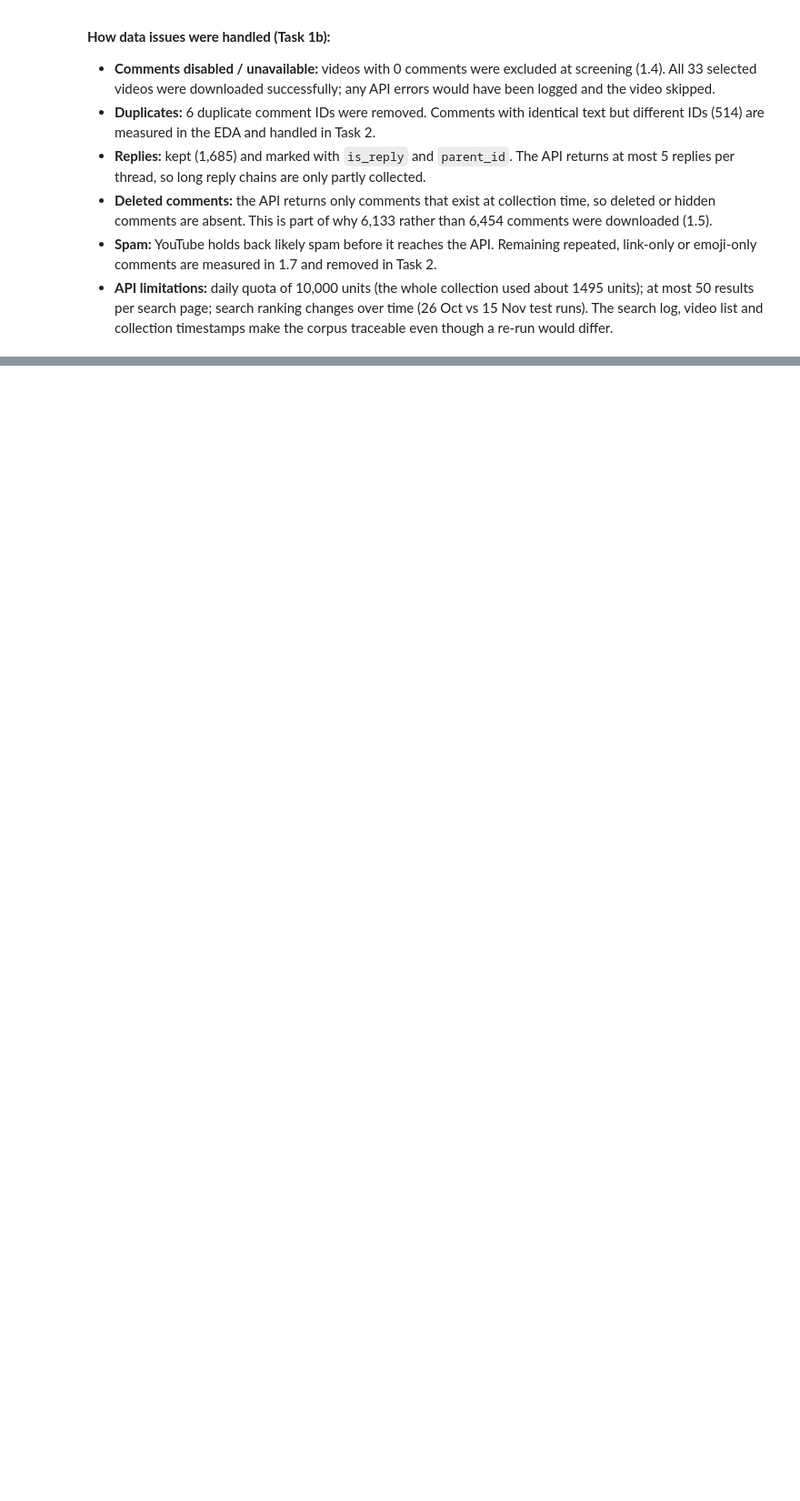
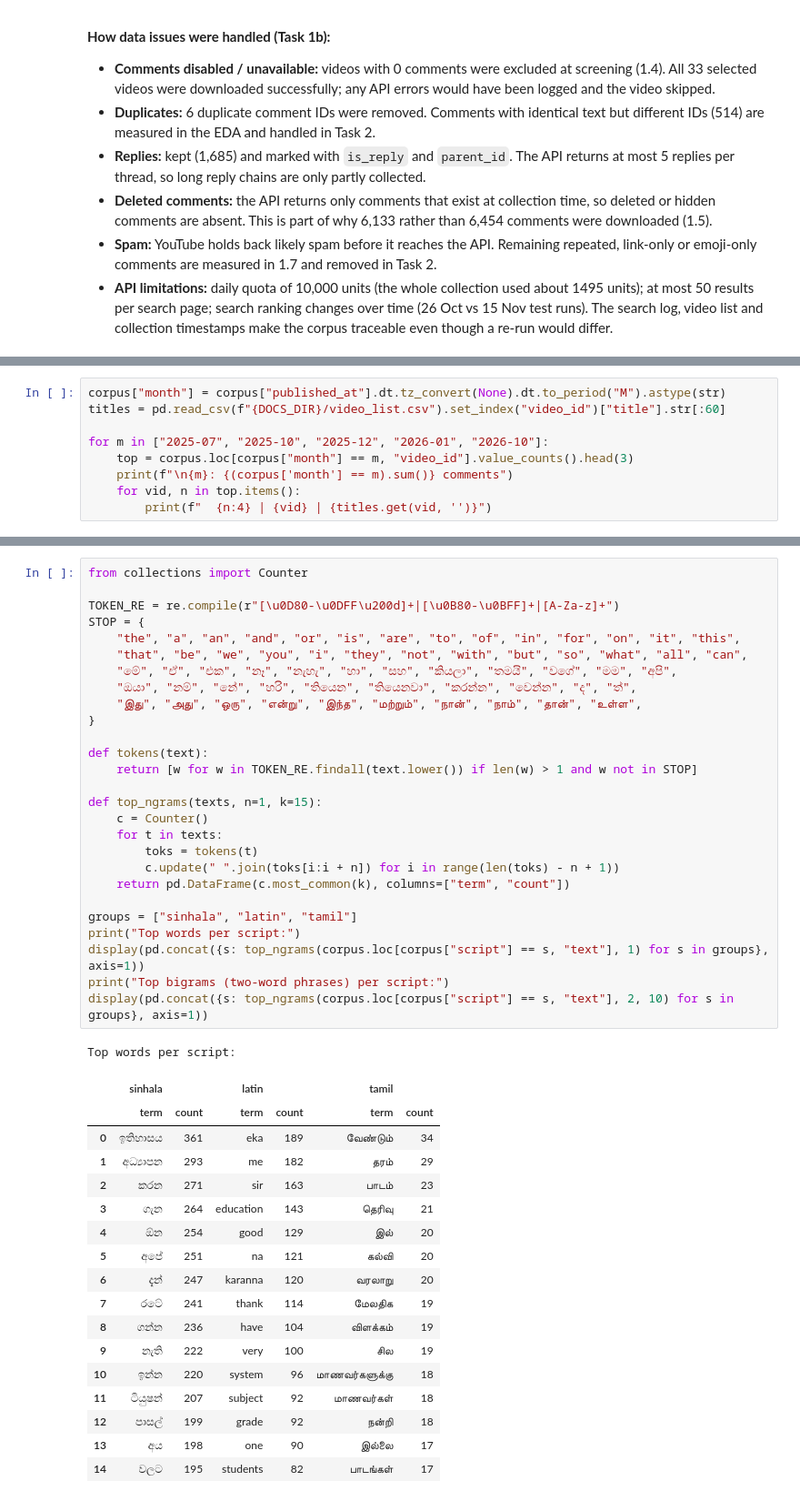
Before and after one commit to SiyumiJayawardhane/sl-edu-reform-voices, a Jupyter notebook: Solution_2410215.ipynb, the cells around one changed output, grey strips where cells are left out. Shown at 91% size. Cells and saved outputs as stored; diff of their text form; blank space fills up the shorter version.

```diff
--- a/Solution_2410215.ipynb
+++ b/Solution_2410215.ipynb
@@ -592,0 +751,9 @@ Saved comments_task1.jsonl and video_list.csv
+# %%
+corpus["month"] = corpus["published_at"].dt.tz_convert(None).dt.to_period("M").astype(str)
+titles = pd.read_csv(f"{DOCS_DIR}/video_list.csv").set_index("video_id")["title"].str[:60]
+
+for m in ["2025-07", "2025-10", "2025-12", "2026-01", "2026-10"]:
+    top = corpus.loc[corpus["month"] == m, "video_id"].value_counts().head(3)
+    print(f"\n{m}: {(corpus['month'] == m).sum()} comments")
+    for vid, n in top.items():
+        print(f"  {n:4} | {vid} | {titles.get(vid, '')}")
@@ -592,0 +782,46 @@ Saved comments_task1.jsonl and video_list.csv
+# %%
+from collections import Counter
+
+TOKEN_RE = re.compile(r"[\u0D80-\u0DFF\u200d]+|[\u0B80-\u0BFF]+|[A-Za-z]+")
+STOP = {
+    "the", "a", "an", "and", "or", "is", "are", "to", "of", "in", "for", "on", "it", "this",
+    "that", "be", "we", "you", "i", "they", "not", "with", "but", "so", "what", "all", "can",
+    "මේ", "ඒ", "එක", "නෑ", "නැහැ", "හා", "සහ", "කියලා", "තමයි", "වගේ", "මම", "අපි",
+    "ඔයා", "නම්", "නේ", "හරි", "තියෙන", "තියෙනවා", "කරන්න", "වෙන්න", "ද", "ත්",
+    "இது", "அது", "ஒரு", "என்று", "இந்த", "மற்றும்", "நான்", "நாம்", "தான்", "உள்ள",
+}
+
+def tokens(text):
+    return [w for w in TOKEN_RE.findall(text.lower()) if len(w) > 1 and w not in STOP]
+
+def top_ngrams(texts, n=1, k=15):
+    c = Counter()
+    for t in texts:
+        toks = tokens(t)
+        c.update(" ".join(toks[i:i + n]) for i in range(len(toks) - n + 1))
+    return pd.DataFrame(c.most_common(k), columns=["term", "count"])
+
+groups = ["sinhala", "latin", "tamil"]
+print("Top words per script:")
+display(pd.concat({s: top_ngrams(corpus.loc[corpus["script"] == s, "text"], 1) for s in groups}, axis=1))
+print("Top bigrams (two-word phrases) per script:")
+display(pd.concat({s: top_ngrams(corpus.loc[corpus["script"] == s, "text"], 2, 10) for s in groups}, axis=1))
+# %% [output]
+Top words per script:
+|  | sinhala |  | latin |  | tamil |  |
+|  | term | count | term | count | term | count |
+| 0 | ඉතිහාසය | 361 | eka | 189 | வேண்டும் | 34 |
+| 1 | අධ්‍යාපන | 293 | me | 182 | தரம் | 29 |
+| 2 | කරන | 271 | sir | 163 | பாடம் | 23 |
+| 3 | ගැන | 264 | education | 143 | தெரிவு | 21 |
+| 4 | ඕන | 254 | good | 129 | இல் | 20 |
+| 5 | අපේ | 251 | na | 121 | கல்வி | 20 |
+| 6 | දැන් | 247 | karanna | 120 | வரலாறு | 20 |
+| 7 | රටේ | 241 | thank | 114 | மேலதிக | 19 |
+| 8 | ගන්න | 236 | have | 104 | விளக்கம் | 19 |
+| 9 | නැති | 222 | very | 100 | சில | 19 |
+| 10 | ඉන්න | 220 | system | 96 | மாணவர்களுக்கு | 18 |
+| 11 | ටියුෂන් | 207 | subject | 92 | மாணவர்கள் | 18 |
+| 12 | පාසල් | 199 | grade | 92 | நன்றி | 18 |
+| 13 | අය | 198 | one | 90 | இல்லை | 17 |
+| 14 | වලට | 195 | students | 82 | பாடங்கள் | 17 |
```
Also changed, not shown: parts of 18 cells of this notebook.
